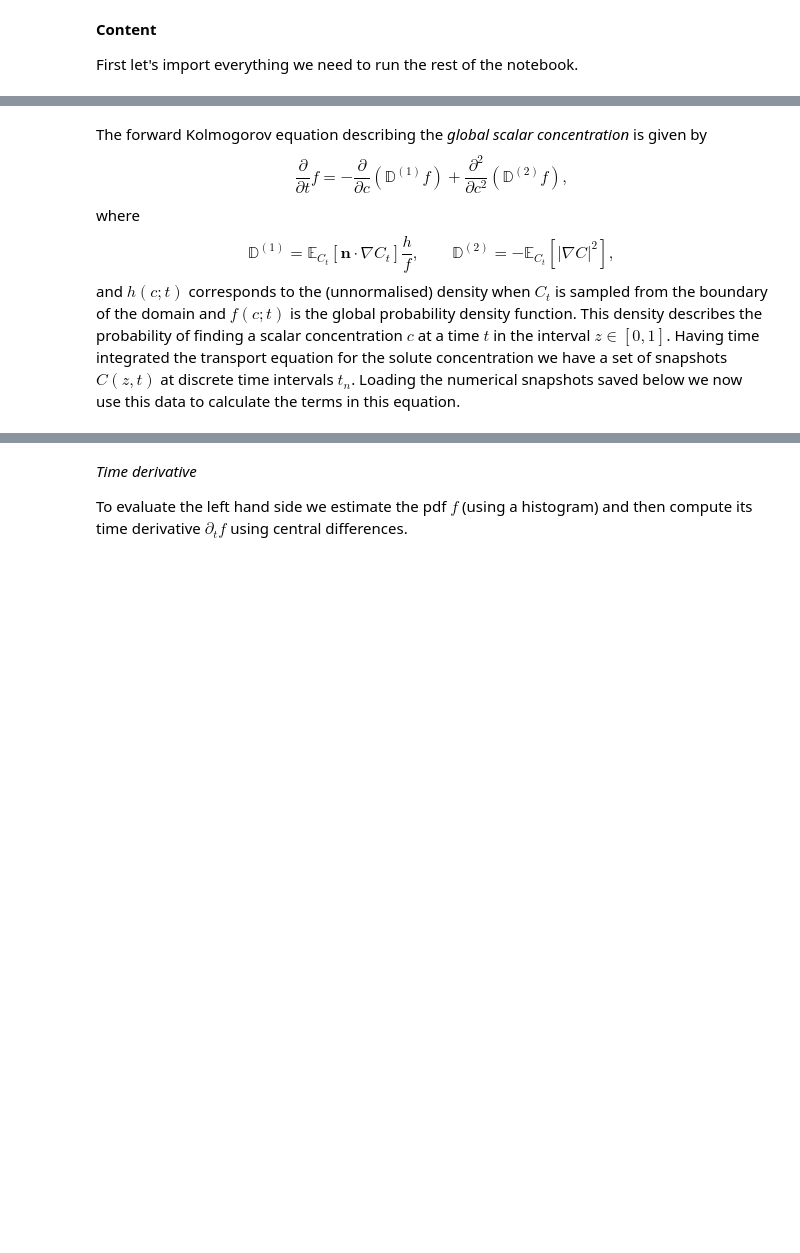
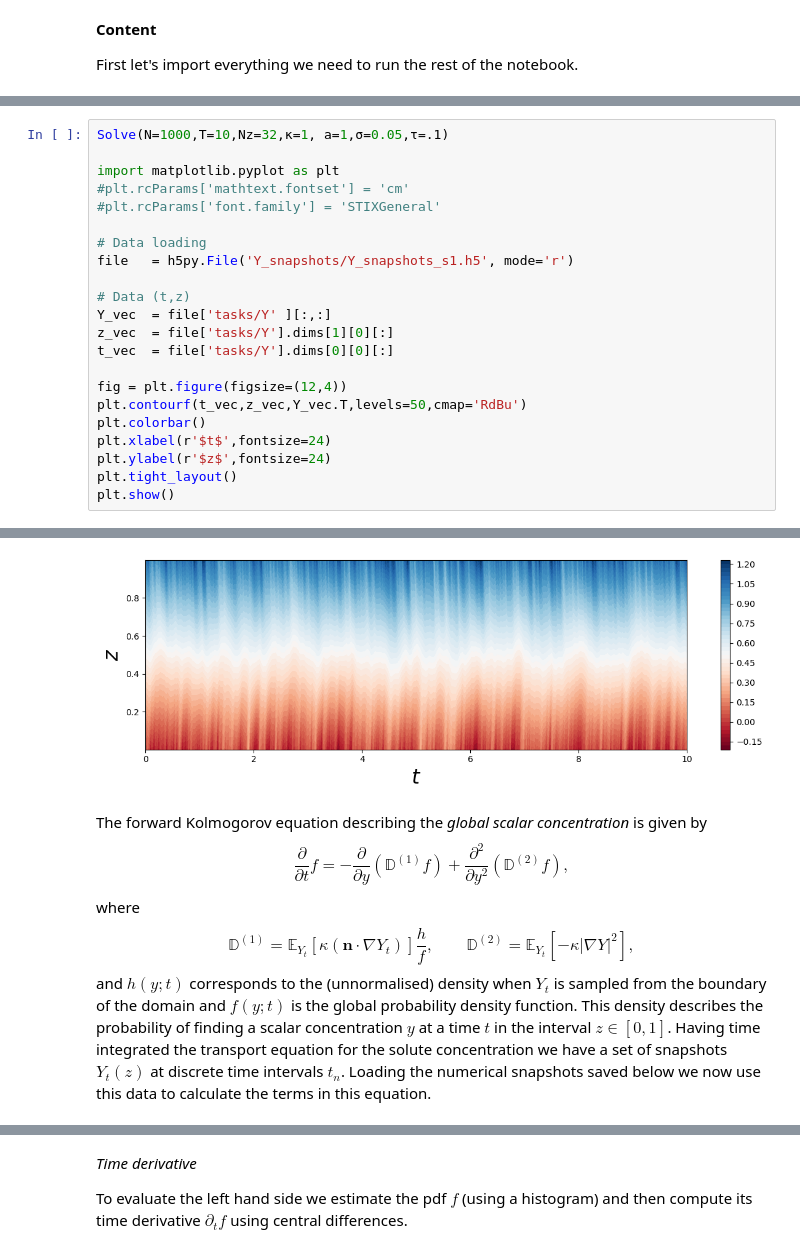
Before and after one commit to D-stratify/Theory, a Jupyter notebook: Diffusion/Diffusion_1D_Stochastic_BCS.ipynb, the cells around one changed output, grey strips where cells are left out. Drawn from its saved outputs; the diff is of its cells as text; blank space fills up the shorter version.

Commit message:
Updated the stochatic boundary conditions

```diff
--- a/Diffusion/Diffusion_1D_Stochastic_BCS.ipynb
+++ b/Diffusion/Diffusion_1D_Stochastic_BCS.ipynb
@@ -162,0 +166,23 @@ def Solve(Nz=512):
+# %%
+Solve(N=1000,T=10,Nz=32,κ=1, a=1,σ=0.05,τ=.1)
+
+import matplotlib.pyplot as plt
+#plt.rcParams['mathtext.fontset'] = 'cm'
+#plt.rcParams['font.family'] = 'STIXGeneral'
+
+# Data loading
+file   = h5py.File('Y_snapshots/Y_snapshots_s1.h5', mode='r')
+
+# Data (t,z)
+Y_vec  = file['tasks/Y' ][:,:]
+z_vec  = file['tasks/Y'].dims[1][0][:]
+t_vec  = file['tasks/Y'].dims[0][0][:]
+
+fig = plt.figure(figsize=(12,4))
+plt.contourf(t_vec,z_vec,Y_vec.T,levels=50,cmap='RdBu')
+plt.colorbar()
+plt.xlabel(r'$t$',fontsize=24)
+plt.ylabel(r'$z$',fontsize=24)
+plt.tight_layout()
+plt.show()
+# %% [output]
@@ -163,13 +192,14 @@ def Solve(Nz=512):
+[figure, added]
 # %% [markdown]
 The forward Kolmogorov equation describing the *global scalar concentration* is given by
 \begin{equation}
-\frac{\partial }{ \partial t} f = -\frac{\partial}{ \partial c} \left( \mathbb{D}^{(1)} f \right) + \frac{\partial^2 }{ \partial c^2} \left( \mathbb{D}^{(2)} f \right),
+\frac{\partial }{ \partial t} f = -\frac{\partial}{ \partial y} \left( \mathbb{D}^{(1)} f \right) + \frac{\partial^2 }{ \partial y^2} \left( \mathbb{D}^{(2)} f \right),
 \end{equation}
 where
 \begin{equation}
-\mathbb{D}^{(1)} = \mathbb{E}_{C_t}[\boldsymbol{n} \cdot \nabla C_t ] \frac{h}{f}, \quad\quad \mathbb{D}^{(2)} = -\mathbb{E}_{C_t}[|\nabla C|^2],
+\mathbb{D}^{(1)} = \mathbb{E}_{Y_t}[\kappa \left( \boldsymbol{n} \cdot \nabla Y_t \right) ] \frac{h}{f}, \quad\quad \mathbb{D}^{(2)} = \mathbb{E}_{Y_t}[-\kappa|\nabla Y|^2],
 \end{equation}
-and $h(c;t)$ corresponds to the (unnormalised) density when $C_t$ is sampled from the boundary of the domain and $f(c;t)$ is the global probability density function. This density describes the probability of finding a scalar concentration $c$ at a time $t$ in the interval $z \in [0,1]$. Having time integrated the transport equation for the solute concentration we have a set of snapshots $C(z,t)$ at discrete time intervals $t_n$. Loading the numerical snapshots saved below we now use this data to calculate the terms in this equation.
+and $h(y;t)$ corresponds to the (unnormalised) density when $Y_t$ is sampled from the boundary of the domain and $f(y;t)$ is the global probability density function. This density describes the probability of finding a scalar concentration $y$ at a time $t$ in the interval $z \in [0,1]$. Having time integrated the transport equation for the solute concentration we have a set of snapshots $Y_t(z)$ at discrete time intervals $t_n$. Loading the numerical snapshots saved below we now use this data to calculate the terms in this equation.
 # %%
 def Data():
 
```
Also changed, not shown: parts of 19 cells of this notebook.
